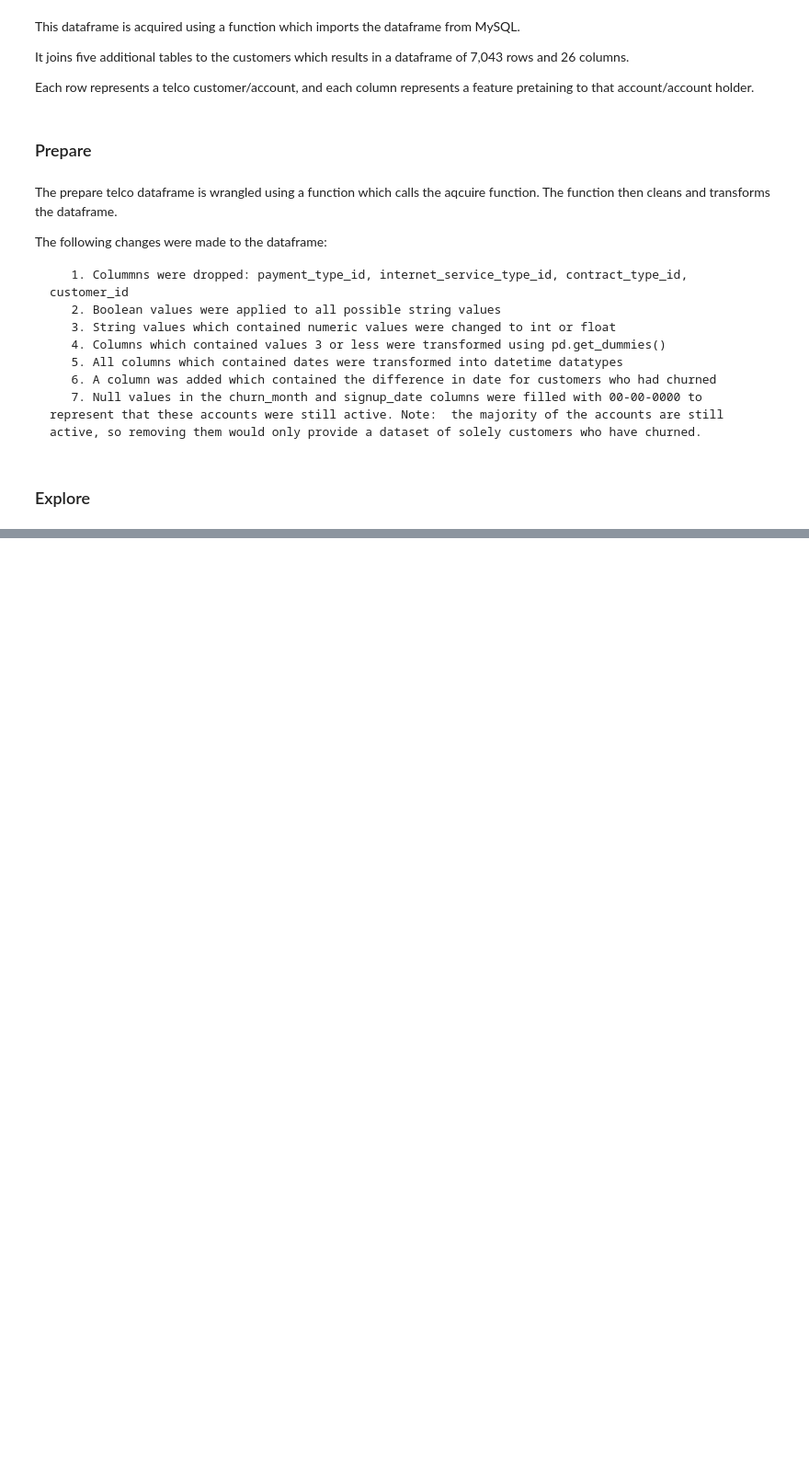
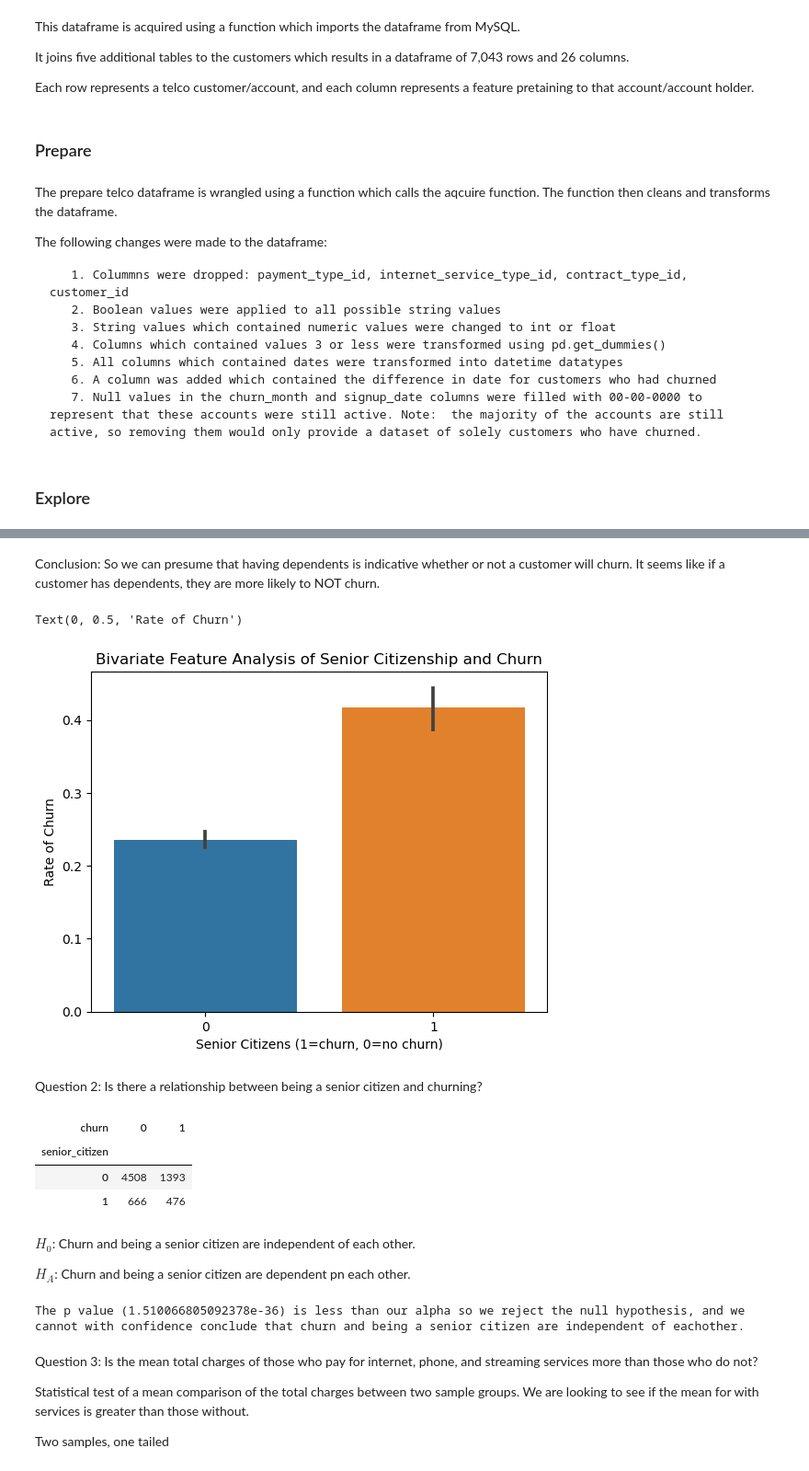
Before and after one commit to caroline-miller0921/telco_classification_report, a Jupyter notebook: classification_report.ipynb, the cells around one changed output, grey strips where cells are left out. Shown at 92% size. Saved outputs shown, nothing was run; the diff lists cells and outputs as text; code cells hidden in the pictures; blank space fills up the shorter version.

```diff
--- a/classification_report.ipynb
+++ b/classification_report.ipynb
@@ -88,0 +168,24 @@ memory usage: 1.4+ MB
+# %% [markdown]
+Conclusion: So we can presume that having dependents is indicative whether or not a customer will churn. It seems like if a customer has dependents, they are more likely to NOT churn.
+# %%
+sns.barplot(data = ct, x = 'senior_citizen', y = 'churn', )
+plt.title('Bivariate Feature Analysis of Senior Citizenship and Churn')
+plt.xlabel('Senior Citizens (1=churn, 0=no churn)')
+plt.ylabel('Rate of Churn')
+# %% [output]
+Text(0, 0.5, 'Rate of Churn')
+[figure, added]
+# %% [markdown]
+Question 2: Is there a relationship between being a senior citizen and churning?
+# %%
+observed = pd.crosstab(ct['senior_citizen'], ct['churn'])
+observed
+# %% [output]
+| churn | 0 | 1 |
+| senior_citizen |  |  |
+| 0 | 4508 | 1393 |
+| 1 | 666 | 476 |
+# %% [markdown]
+$H_0$: Churn and being a senior citizen are independent of each other.
+
+$H_A$: Churn and being a senior citizen are dependent pn each other.
@@ -88,0 +194,13 @@ memory usage: 1.4+ MB
+# %%
+if p < α:
+    print(f'The p value ({p}) is less than our alpha so we reject the null hypothesis, and we cannot with confidence conclude that churn and being a senior citizen are independent of eachother.')
+else:
+    print(f'The p value ({p} is greater than or equal to the alpha, and therefore we fail to reject the null hypothesis and can say with confident that churn and being a senior citizen are independent variables.')
+# %% [output]
+The p value (1.510066805092378e-36) is less than our alpha so we reject the null hypothesis, and we cannot with confidence conclude that churn and being a senior citizen are independent of eachother.
+# %% [markdown]
+Question 3: Is the mean total charges of those who pay for internet, phone, and streaming services more than those who do not?
+
+Statistical test of a mean comparison of the total charges between two sample groups. We are looking to see if the mean for with services is greater than those without.
+
+Two samples, one tailed
```
Also changed, not shown: parts of 74 cells of this notebook, 3 other files.
